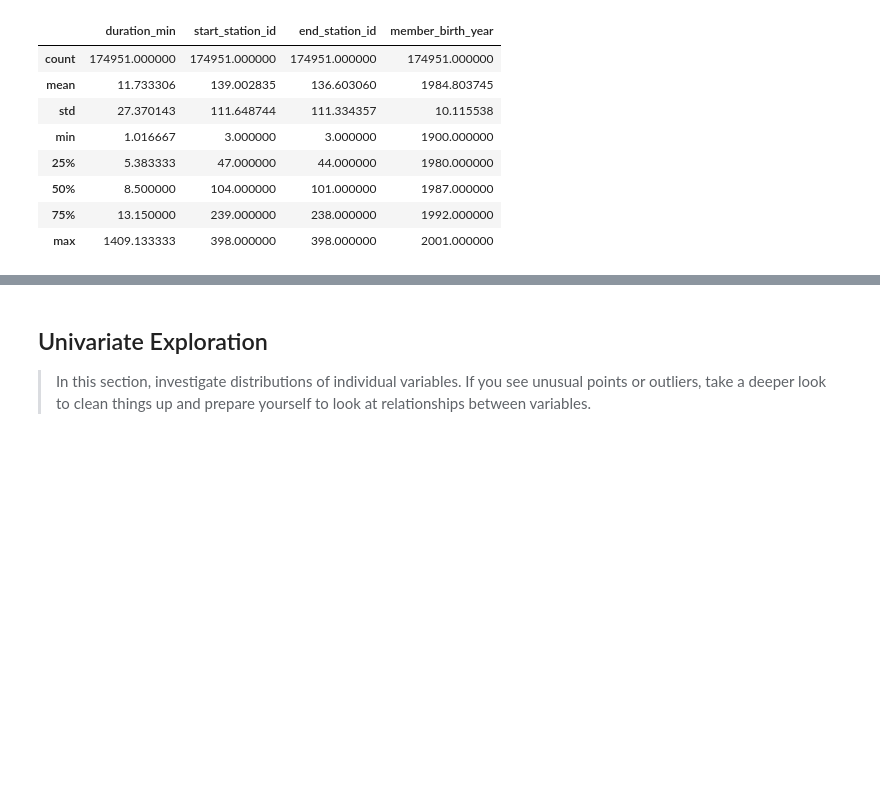
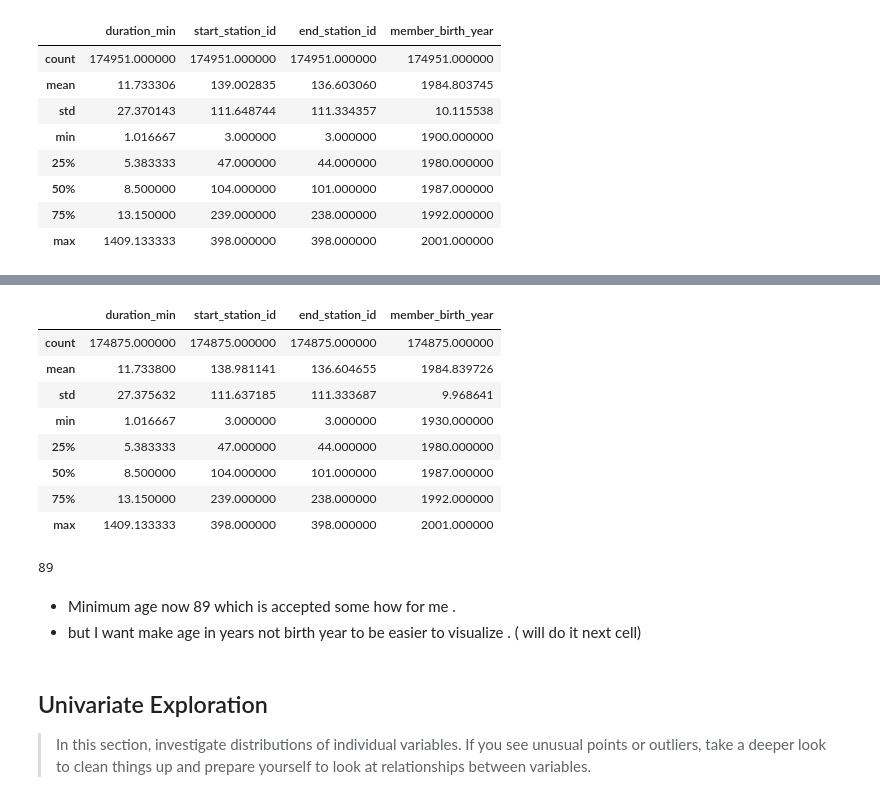
Before and after one commit to Theabdelkader/Communicate-Data-Findings-Ford-GoBike-System, a Jupyter notebook: exploration_template.ipynb, the cells around one changed output, grey strips where cells are left out. Drawn from its saved outputs; the diff is of its cells as text; code cells hidden in the pictures; blank space fills up the shorter version.

```diff
--- a/exploration_template.ipynb
+++ b/exploration_template.ipynb
@@ -243,0 +271,22 @@ df.describe()
+# %%
+df.drop(df[(df.member_birth_year < 1929 )].index, inplace = True)
+# %%
+df.describe()
+# %% [output]
+|  | duration_min | start_station_id | end_station_id | member_birth_year |
+| count | 174875.000000 | 174875.000000 | 174875.000000 | 174875.000000 |
+| mean | 11.733800 | 138.981141 | 136.604655 | 1984.839726 |
+| std | 27.375632 | 111.637185 | 111.333687 | 9.968641 |
+| min | 1.016667 | 3.000000 | 3.000000 | 1930.000000 |
+| 25% | 5.383333 | 47.000000 | 44.000000 | 1980.000000 |
+| 50% | 8.500000 | 104.000000 | 101.000000 | 1987.000000 |
+| 75% | 13.150000 | 239.000000 | 238.000000 | 1992.000000 |
+| max | 1409.133333 | 398.000000 | 398.000000 | 2001.000000 |
+# %%
+Min_Age = 2019 - 1930
+Min_Age
+# %% [output]
+89
+# %% [markdown]
+- Minimum age now 89 which is accepted some how for me .
+- but I want make age in years not birth year to be easier to visualize . ( will do it next cell)
```
Also changed, not shown: parts of 6 cells of this notebook.
